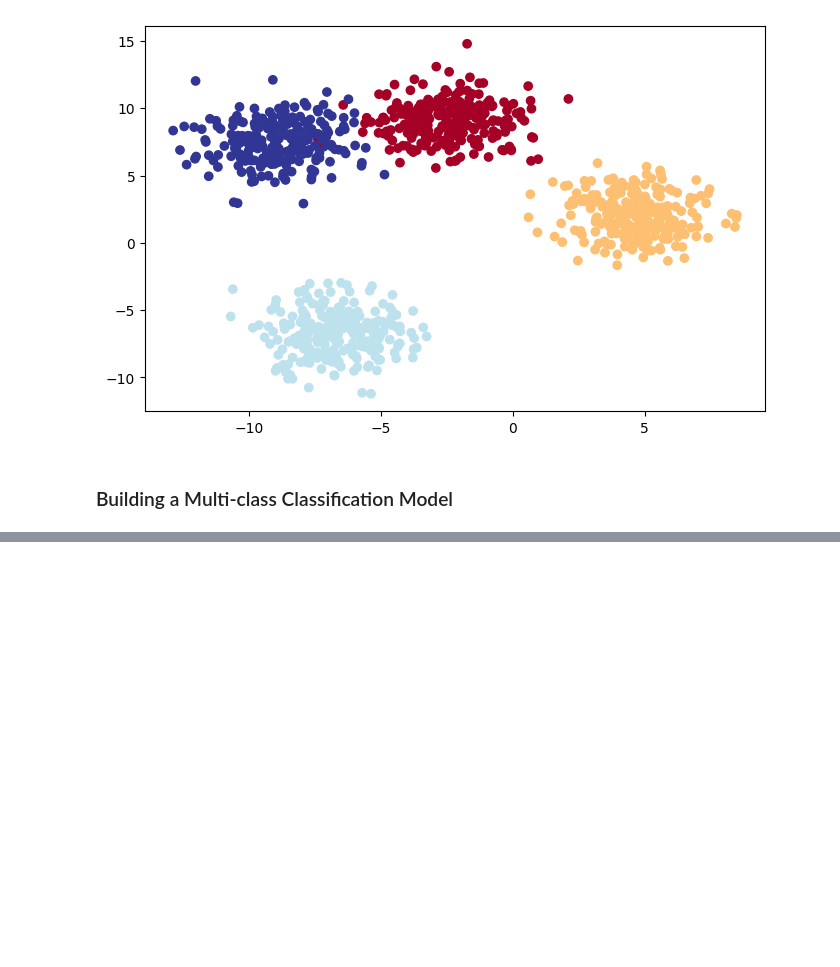
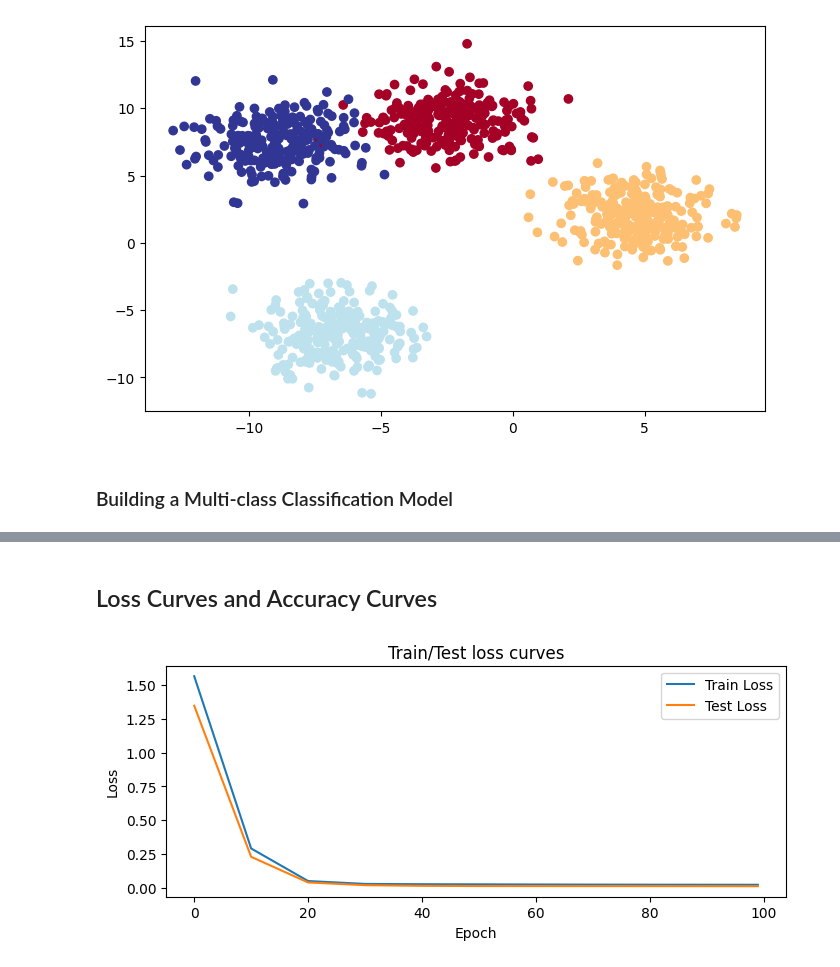
Before and after one commit to LuluW8071/Data-Science, a Jupyter notebook: Pytorch/02_PyTorch_Neural_Network_Classification/01_PyTorch_Neural_Network_Classification.ipynb, the cells around one changed output, grey strips where cells are left out. Cells and saved outputs as stored; diff of their text form; code cells hidden in the pictures; blank space fills up the shorter version.

Commit message:
Trained Multi Class Classification Model

```diff
--- a/Pytorch/02_PyTorch_Neural_Network_Classification/01_PyTorch_Neural_Network_Classification.ipynb
+++ b/Pytorch/02_PyTorch_Neural_Network_Classification/01_PyTorch_Neural_Network_Classification.ipynb
@@ -86,11 +86,10 @@ class blobModel(nn.Module):
         nn.ReLU(),
         nn.Linear(in_features = hidden_units, out_features = hidden_units),
         nn.ReLU(),
-        nn.Linear(in_features = input_features, out_features = output_features)
+        nn.Linear(in_features = hidden_units, out_features = output_features)
     )
 
-
-  def foward(self, x):
+  def forward(self, x):
     return self.linear_layer_stack(x)
 
 # Instance of blobModel class
@@ -110,2 +109,7 @@ blobModel(
   )
 )
+# %%
+# Setting up loss functions and optimizers
+loss_fn = nn.CrossEntropyLoss()     # if the labelling of dataset is imbalanced use weight(Tensor, optional) parameter
+optimizer = torch.optim.Adam(params = blob_model.parameters(),
+                              lr = 0.01)
@@ -111,0 +122,8 @@ blobModel(
+# %%
+torch.manual_seed(42)
+
+blob_model.eval()
+with torch.inference_mode():
+  y_logits = blob_model(X_blob_test.to(device))
+
+y_logits[:10], y_blob_test[:10]
@@ -111,0 +161,6 @@ blobModel(
+# %%
+# Calculate accuracy
+def accuracy_fn(y_true, y_pred):
+  correct = torch.eq(y_true, y_pred).sum().item()
+  acc = (correct/len(y_pred)) * 100
+  return acc
@@ -111,0 +226,13 @@ blobModel(
+# %% [markdown]
+## Loss Curves and Accuracy Curves
+# %%
+# Plot loss curves
+plt.figure(figsize=(8,3))
+plt.plot(epoch_count, np.array(torch.tensor(loss_values).numpy()), label="Train Loss")
+plt.plot(epoch_count, np.array(torch.tensor(test_loss_values).numpy()), label="Test Loss")
+plt.title("Train/Test loss curves")
+plt.ylabel("Loss")
+plt.xlabel("Epoch")
+plt.legend();
+# %% [output]
+[figure, added]
```
Also changed, not shown: parts of 19 cells of this notebook.
